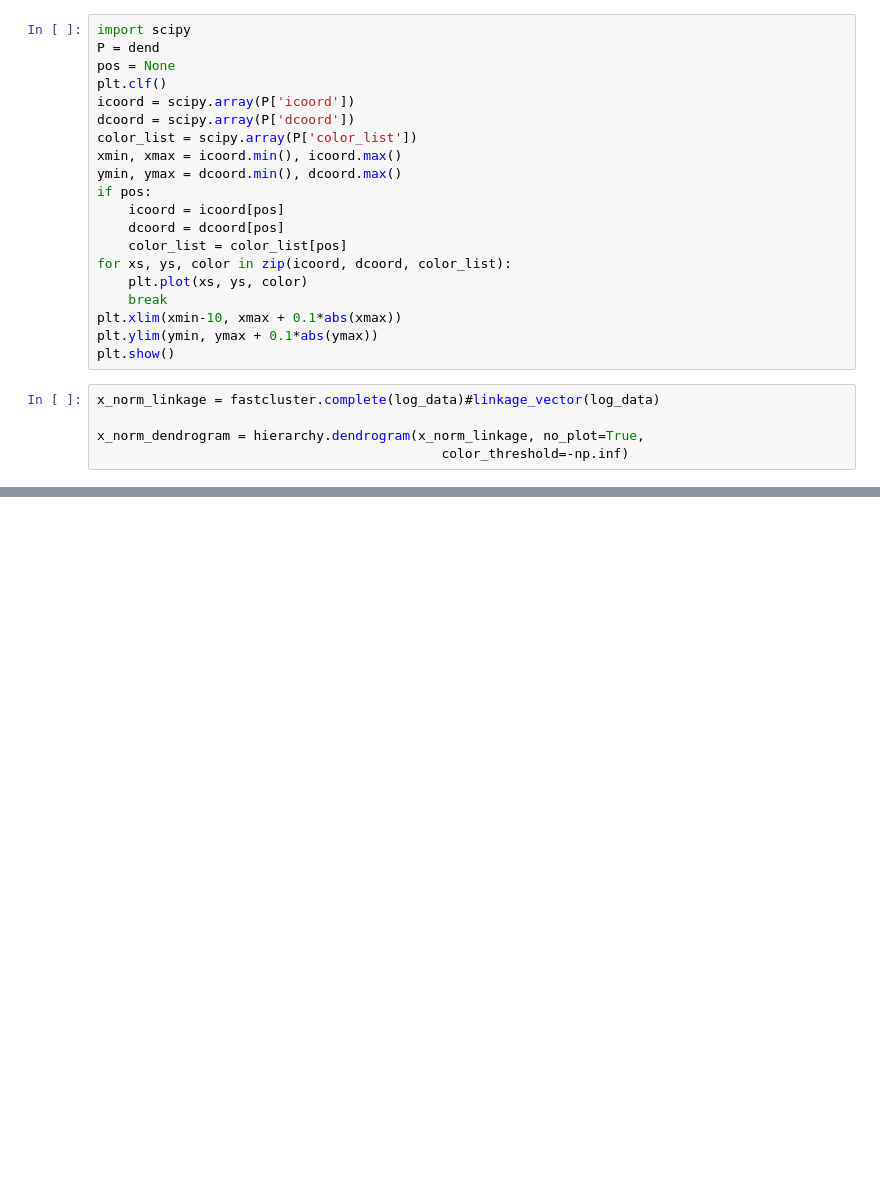
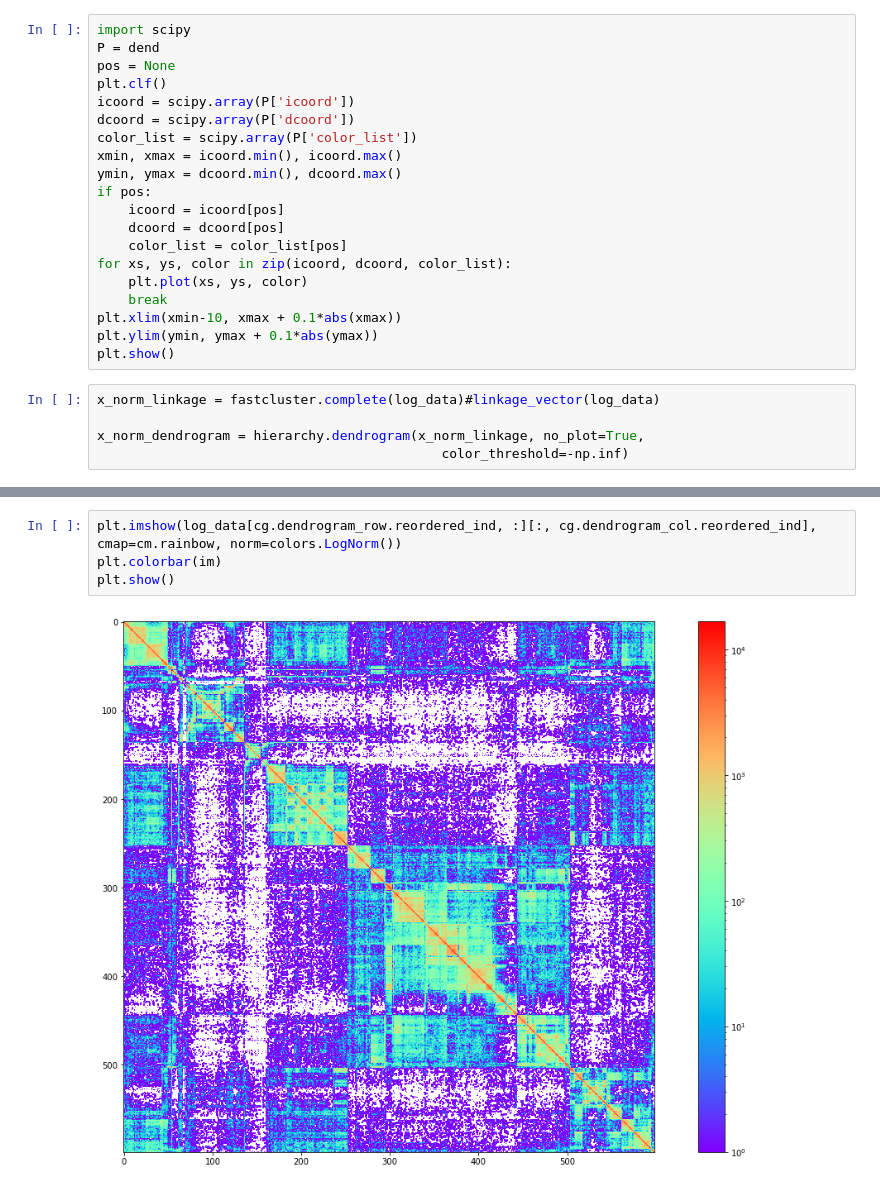
Before and after one commit to Nik212/chromatin-reconstruction, a Jupyter notebook: src/test.ipynb, the cells around one changed output, grey strips where cells are left out. Cells and saved outputs as stored; diff of their text form; blank space fills up the shorter version.

```diff
--- a/src/test.ipynb
+++ b/src/test.ipynb
@@ -151,0 +151,6 @@ sns.clustermap(log_data, cmap='Spectral', method='complete')
+# %%
+plt.imshow(log_data[cg.dendrogram_row.reordered_ind, :][:, cg.dendrogram_col.reordered_ind], cmap=cm.rainbow, norm=colors.LogNorm())
+plt.colorbar(im)
+plt.show()
+# %% [output]
+[figure, added]
```
Also changed, not shown: parts of 2 cells of this notebook, 10 other files.
